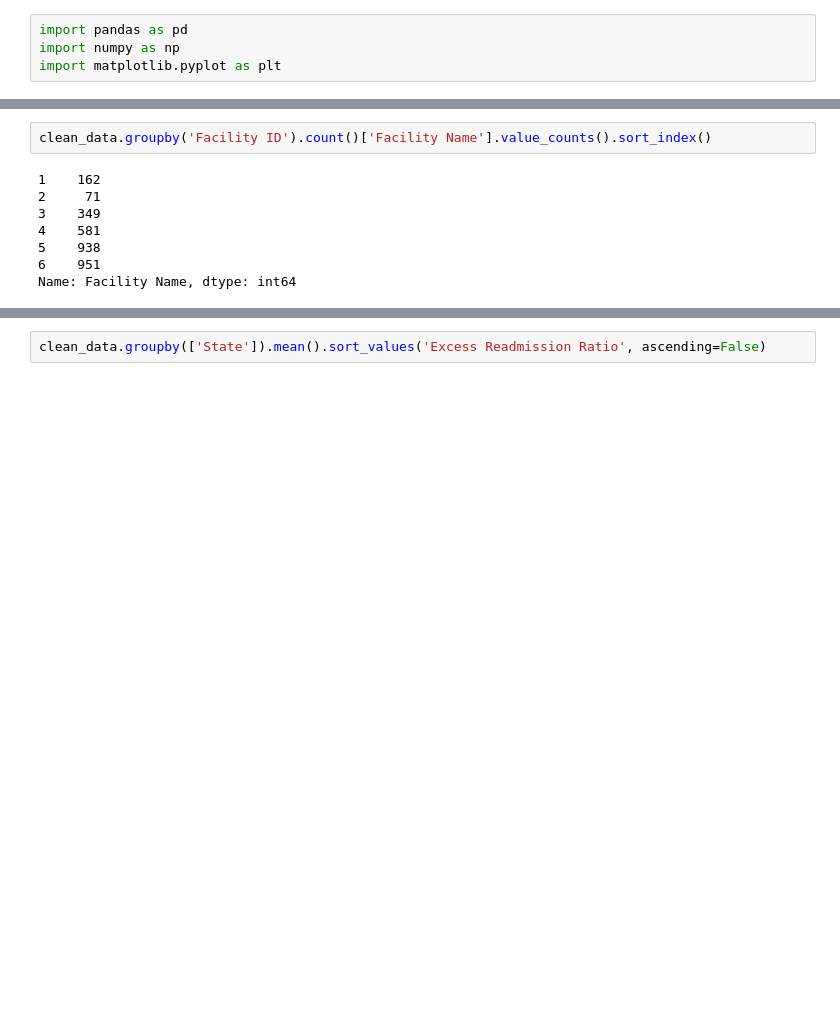
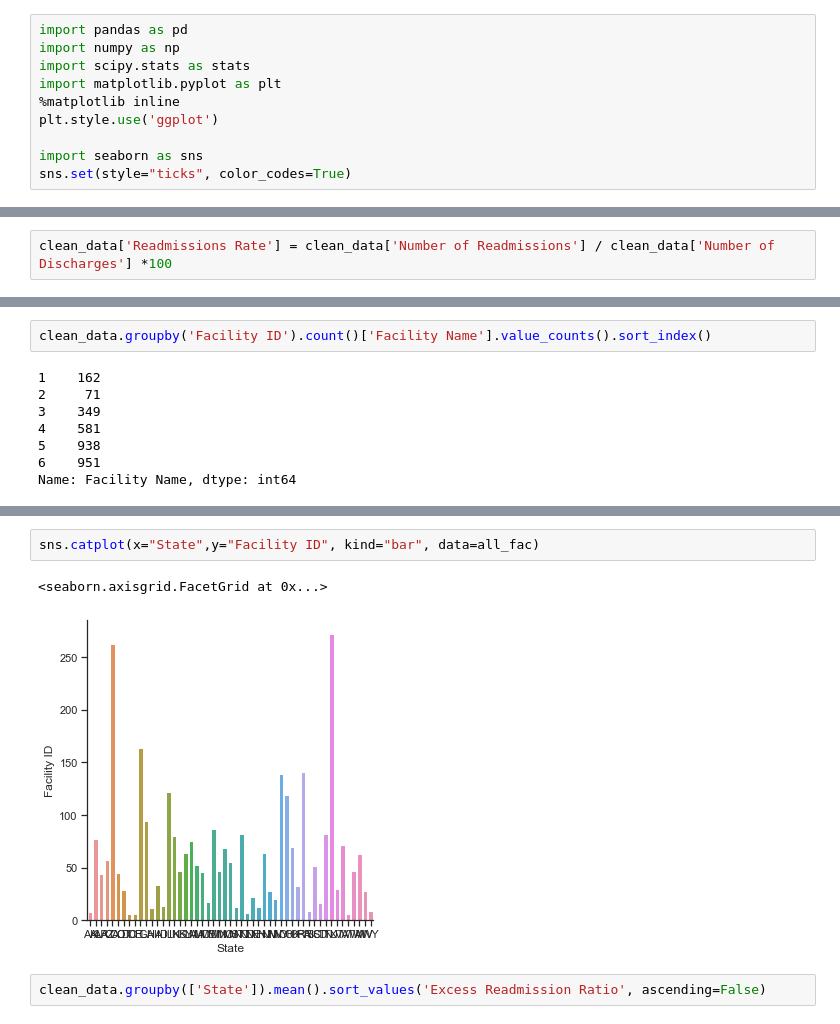
Before and after one commit to norahuntington/hospital-readmissions, a Jupyter notebook: data-exploration.ipynb, the cells around one changed output, grey strips where cells are left out. Drawn from its saved outputs; the diff is of its cells as text; blank space fills up the shorter version.

```diff
--- a/data-exploration.ipynb
+++ b/data-exploration.ipynb
@@ -1,7 +1,13 @@
 # %%
 import pandas as pd
 import numpy as np
+import scipy.stats as stats
 import matplotlib.pyplot as plt
+%matplotlib inline
+plt.style.use('ggplot')
+
+import seaborn as sns
+sns.set(style="ticks", color_codes=True)
 # %%
 data = pd.read_csv('Hospital_Readmissions_Reduction_Program.csv')
 # %%
@@ -49,0 +52,2 @@ clean_data['Number of Readmissions'] = clean_data['Number of Readmissions'].asty
+# %%
+clean_data['Readmissions Rate'] = clean_data['Number of Readmissions'] / clean_data['Number of Discharges'] *100
@@ -144,3 +299,8 @@ ax = all_fac.plot.barh()
+# %%
+sns.catplot(x="State",y="Facility ID", kind="bar", data=all_fac)
+# %% [output]
+<seaborn.axisgrid.FacetGrid at 0x...>
+[figure, added]
 # %%
 clean_data.groupby(['State']).mean().sort_values('Excess Readmission Ratio', ascending=False)
 # %% [output]
```
Also changed, not shown: parts of 40 cells of this notebook, 2 other files.
